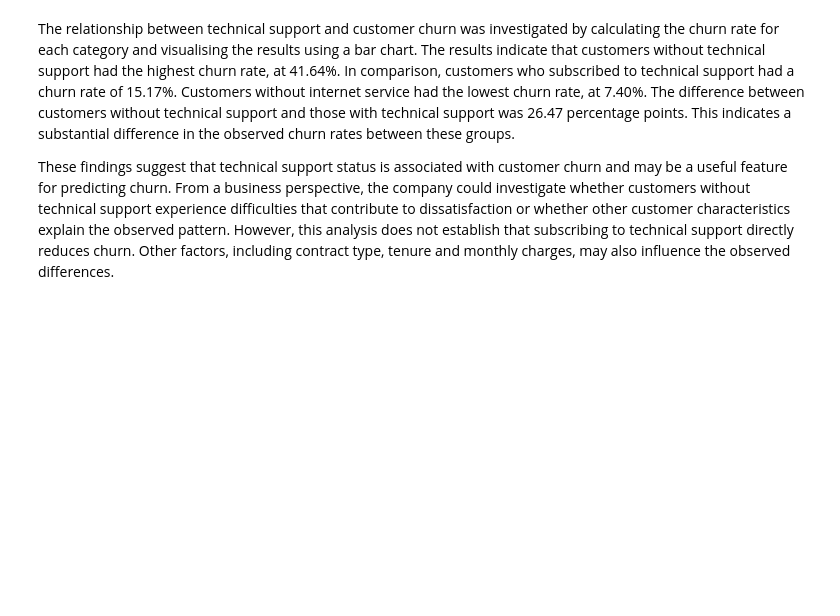
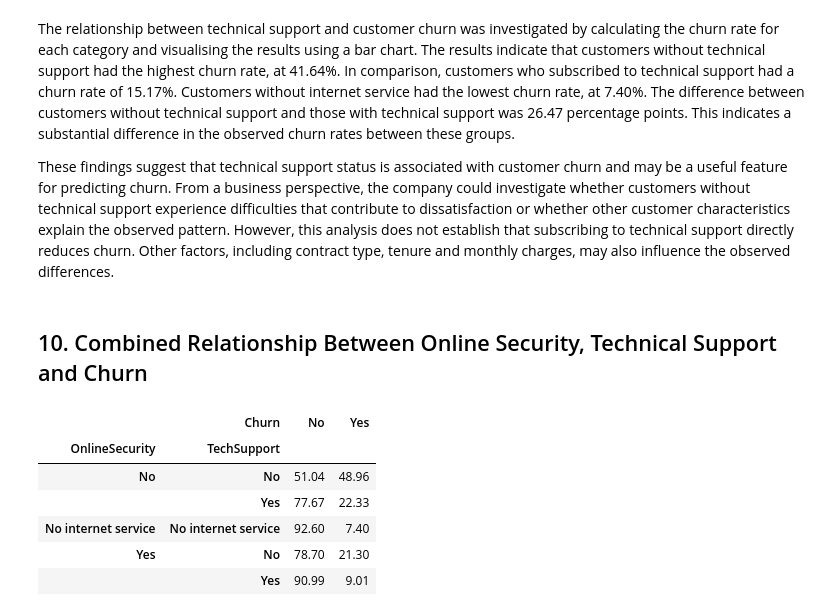
Before and after one commit to SJ174/MLCW, a Jupyter notebook: MLCW_Task_01.ipynb, the cells around one changed output. Saved outputs shown, nothing was run; the diff lists cells and outputs as text; code cells hidden in the pictures; blank space fills up the shorter version.

```diff
--- a/MLCW_Task_01.ipynb
+++ b/MLCW_Task_01.ipynb
@@ -401,3 +401,21 @@ plt.show()
 The relationship between technical support and customer churn was investigated by calculating the churn rate for each category and visualising the results using a bar chart. The results indicate that customers without technical support had the highest churn rate, at 41.64%. In comparison, customers who subscribed to technical support had a churn rate of 15.17%. Customers without internet service had the lowest churn rate, at 7.40%. The difference between customers without technical support and those with technical support was 26.47 percentage points. This indicates a substantial difference in the observed churn rates between these groups.
 
 These findings suggest that technical support status is associated with customer churn and may be a useful feature for predicting churn. From a business perspective, the company could investigate whether customers without technical support experience difficulties that contribute to dissatisfaction or whether other customer characteristics explain the observed pattern. However, this analysis does not establish that subscribing to technical support directly reduces churn. Other factors, including contract type, tenure and monthly charges, may also influence the observed differences.
+# %% [markdown]
+## 10. Combined Relationship Between Online Security, Technical Support and Churn
+# %%
+security_support_churn = pd.crosstab(
+    [df['OnlineSecurity'], df['TechSupport']],
+    df['Churn'],
+    normalize='index'
+) * 100
+
+security_support_churn.round(2)
+# %% [output]
+|  | Churn | No | Yes |
+| OnlineSecurity | TechSupport |  |  |
+| No | No | 51.04 | 48.96 |
+|  | Yes | 77.67 | 22.33 |
+| No internet service | No internet service | 92.60 | 7.40 |
+| Yes | No | 78.70 | 21.30 |
+|  | Yes | 90.99 | 9.01 |
```
Also changed, not shown: parts of 6 cells of this notebook.
